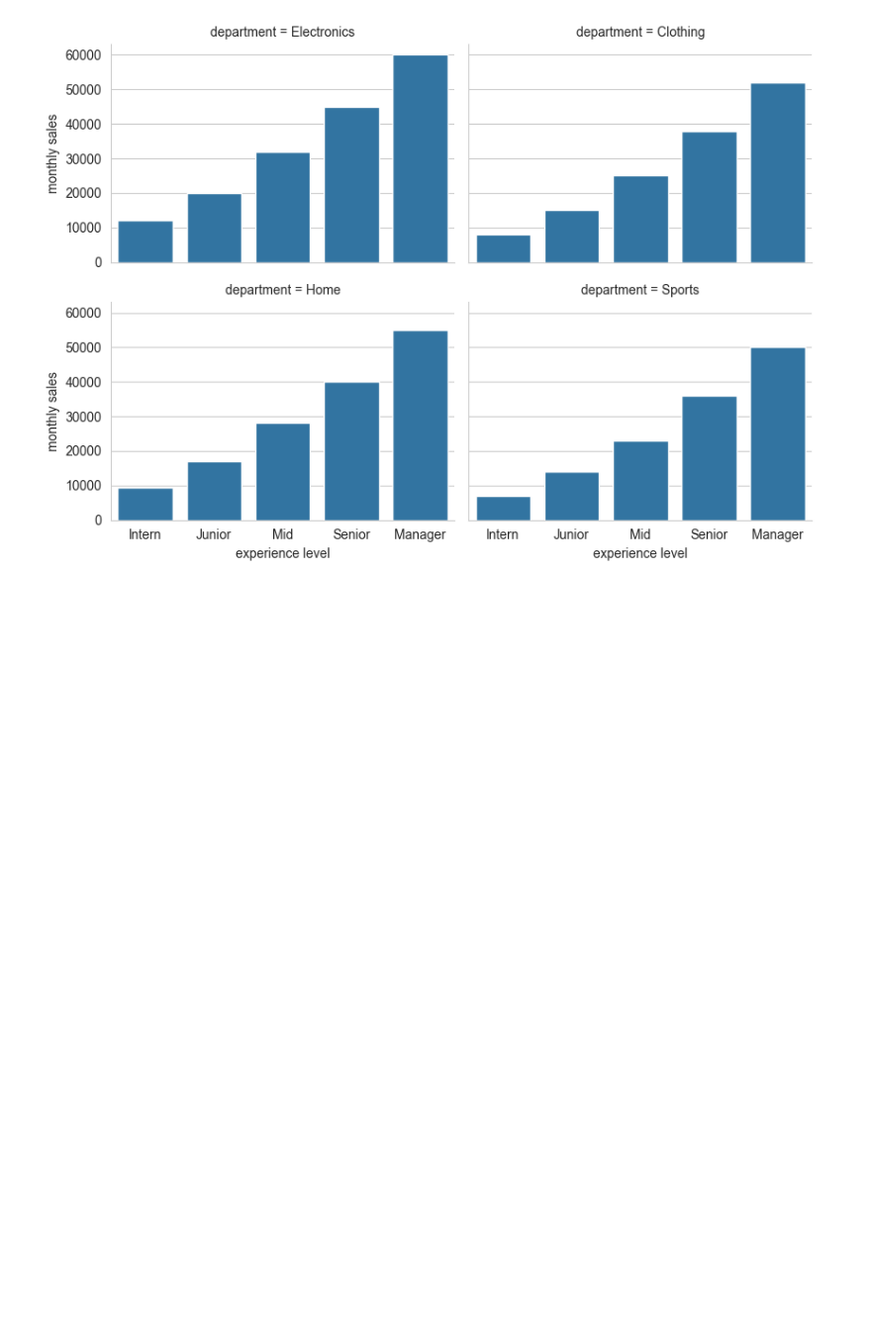
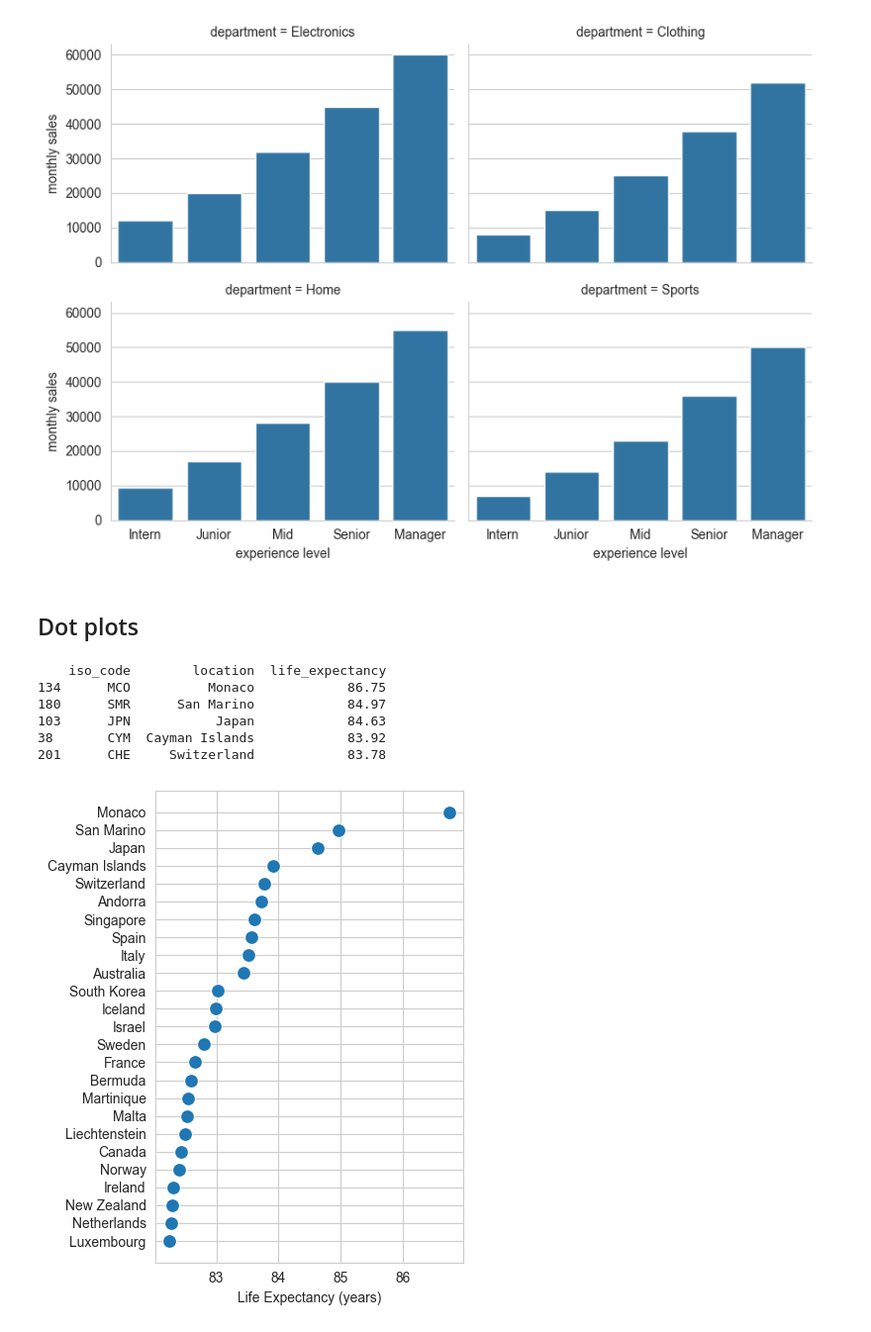
Before and after one commit to jieshu-wang-SBU/EST389_371_2026_spring, a Jupyter notebook: lectures/07-Data_visualization/07-01_visualize_amounts.ipynb, the cells around one changed output. Shown at 99% size. Cells and saved outputs as stored; diff of their text form; code cells hidden in the pictures; blank space fills up the shorter version.

```diff
--- a/lectures/07-Data_visualization/07-01_visualize_amounts.ipynb
+++ b/lectures/07-Data_visualization/07-01_visualize_amounts.ipynb
@@ -124,3 +126,33 @@ g=sns.catplot(df, kind='bar',x='experience level', y='monthly sales',
 plt.show()
 # %% [output]
 [figure]
+# %% [markdown]
+## Dot plots
+# %%
+import pandas as pd
+import numpy as np
+import matplotlib.pyplot as plt
+import seaborn as sns
+
+life_expectancy = pd.read_csv("../05-data_cleaning/data/covidtotals.csv", usecols=['iso_code','location','life_expectancy']).nlargest(n=25, columns='life_expectancy')
+
+print(life_expectancy.head())
+# %% [output]
+    iso_code        location  life_expectancy
+134      MCO          Monaco            86.75
+180      SMR      San Marino            84.97
+103      JPN           Japan            84.63
+38       CYM  Cayman Islands            83.92
+201      CHE     Switzerland            83.78
+# %%
+# plot dot plots
+
+fig, ax = plt.subplots(nrows=1, ncols=1, figsize=(4.5,5.5), tight_layout=True)
+
+sns.scatterplot(data=life_expectancy, x='life_expectancy', y='location', color="tab:blue", s=100, ax=ax)
+
+plt.ylabel("")
+plt.xlabel("Life Expectancy (years)")
+plt.show()
+# %% [output]
+[figure, added]
```
Also changed, not shown: parts of 8 cells of this notebook, 2 other files.
